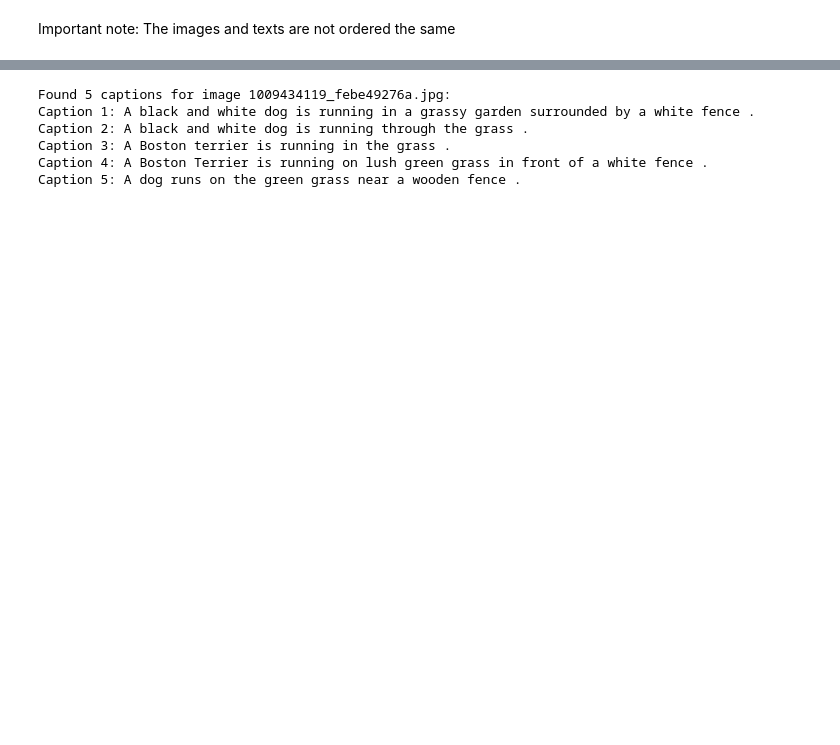
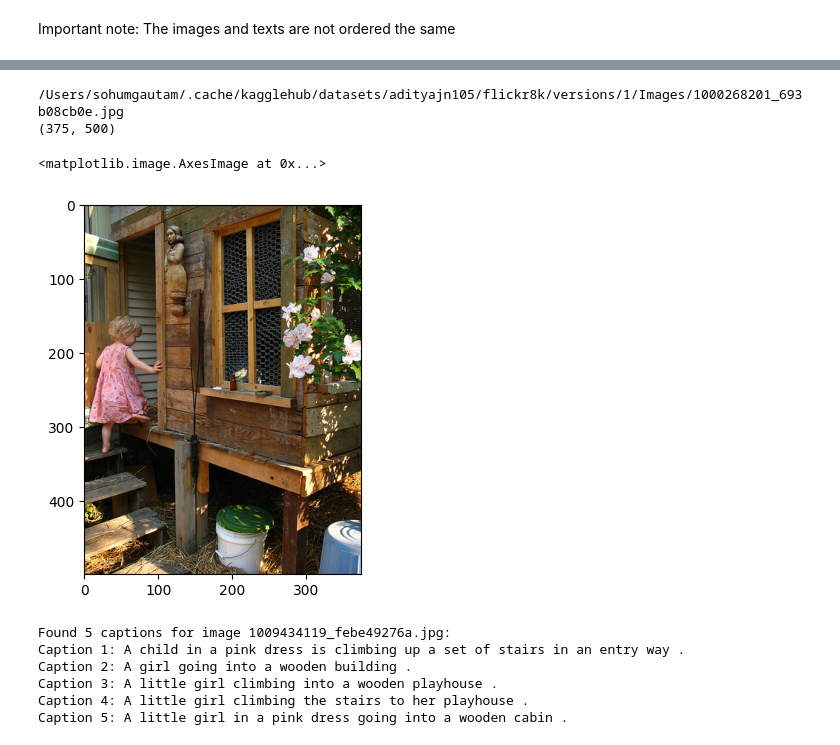
Before and after one commit to sohumgautam17/multimodal-ai-master, a Jupyter notebook: load_data.ipynb, the cells around one changed output, grey strips where cells are left out. Cells and saved outputs as stored; diff of their text form; code cells hidden in the pictures; blank space fills up the shorter version.

Commit message:
move difficult functions to utils + edit load_data file --> train on gpu and save weights on hugging face

```diff
--- a/load_data.ipynb
+++ b/load_data.ipynb
@@ -23,0 +42,16 @@ Path to dataset files: /root/.cache/kagglehub/datasets/adityajn105/flickr8k/vers
+# %%
+import kagglehub
+import os
+import shutil
+
+# Download dataset
+path = kagglehub.dataset_download("adityajn105/flickr8k")
+print("Downloaded path:", path)
+
+# See what's inside
+for root, dirs, files in os.walk(path):
+    print("DIR:", root)
+    for d in dirs:
+        print("  Subdir:", d)
+    for f in files:
+        print("  File:", f)
@@ -50,0 +72,5 @@ uint8
+# %%
+print(len(os.listdir(os.path.join(path, "Images"))))
+#This adds images onto the path
+images_path = os.path.join(path, "Images")
+print(images_path)
@@ -51,6 +107,19 @@ uint8
+# %%
+img_num = 1
+img_path = os.path.join(images_path, "1000268201_693b08cb0e.jpg")
+print(img_path)
+
+image = Image.open(img_path)
+print(image.size)
+plt.imshow(image)
+# %% [output]
+/Users/sohumgautam/.cache/kagglehub/datasets/adityajn105/flickr8k/versions/1/Images/1000268201_693b08cb0e.jpg
+(375, 500)
+<matplotlib.image.AxesImage at 0x...>
+[figure, added]
 # %%
 def get_captions_for_image(image_filename):
-    captions_df = pd.read_csv("./data/text.csv")
+    captions_df = pd.read_csv(caption_path)
 
     image_captions = captions_df[captions_df['image'] == image_filename]
 
@@ -58,11 +127,7 @@ def get_captions_for_image(image_filename):
     return image_captions['caption'].tolist()
 
 # Example usage
-image_path = "1009434119_febe49276a.jpg"  # This is just an example, replace with your image path
-# Alternatively, you could use: image_path = os.listdir("./data/images")[img_num]
-
-# Get all captions for this image
-captions = get_captions_for_image(image_path)
+captions = get_captions_for_image("1000268201_693b08cb0e.jpg")
 
 # Print all captions
 print(f"Found {len(captions)} captions for image {image_path}:")
@@ -71,8 +136,8 @@ for i, caption in enumerate(captions, 1):
     print(f"Caption {i}: {caption}")
 # %% [output]
 Found 5 captions for image 1009434119_febe49276a.jpg:
-Caption 1: A black and white dog is running in a grassy garden surrounded by a white fence .
-Caption 2: A black and white dog is running through the grass .
-Caption 3: A Boston terrier is running in the grass .
-Caption 4: A Boston Terrier is running on lush green grass in front of a white fence .
-Caption 5: A dog runs on the green grass near a wooden fence .
+Caption 1: A child in a pink dress is climbing up a set of stairs in an entry way .
+Caption 2: A girl going into a wooden building .
+Caption 3: A little girl climbing into a wooden playhouse .
+Caption 4: A little girl climbing the stairs to her playhouse .
+Caption 5: A little girl in a pink dress going into a wooden cabin .
```
Also changed, not shown: parts of 9 cells of this notebook, 5 other files.
